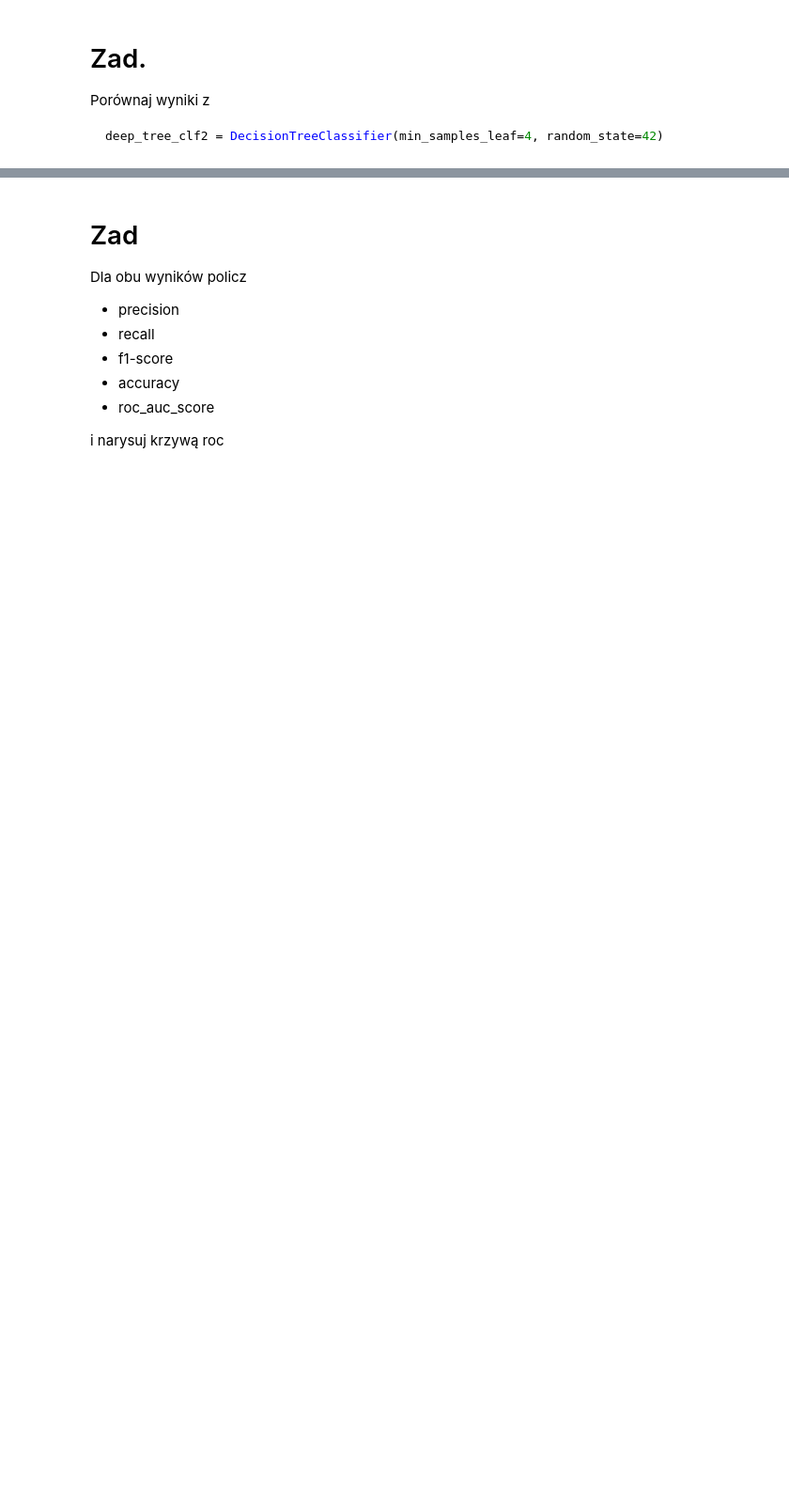
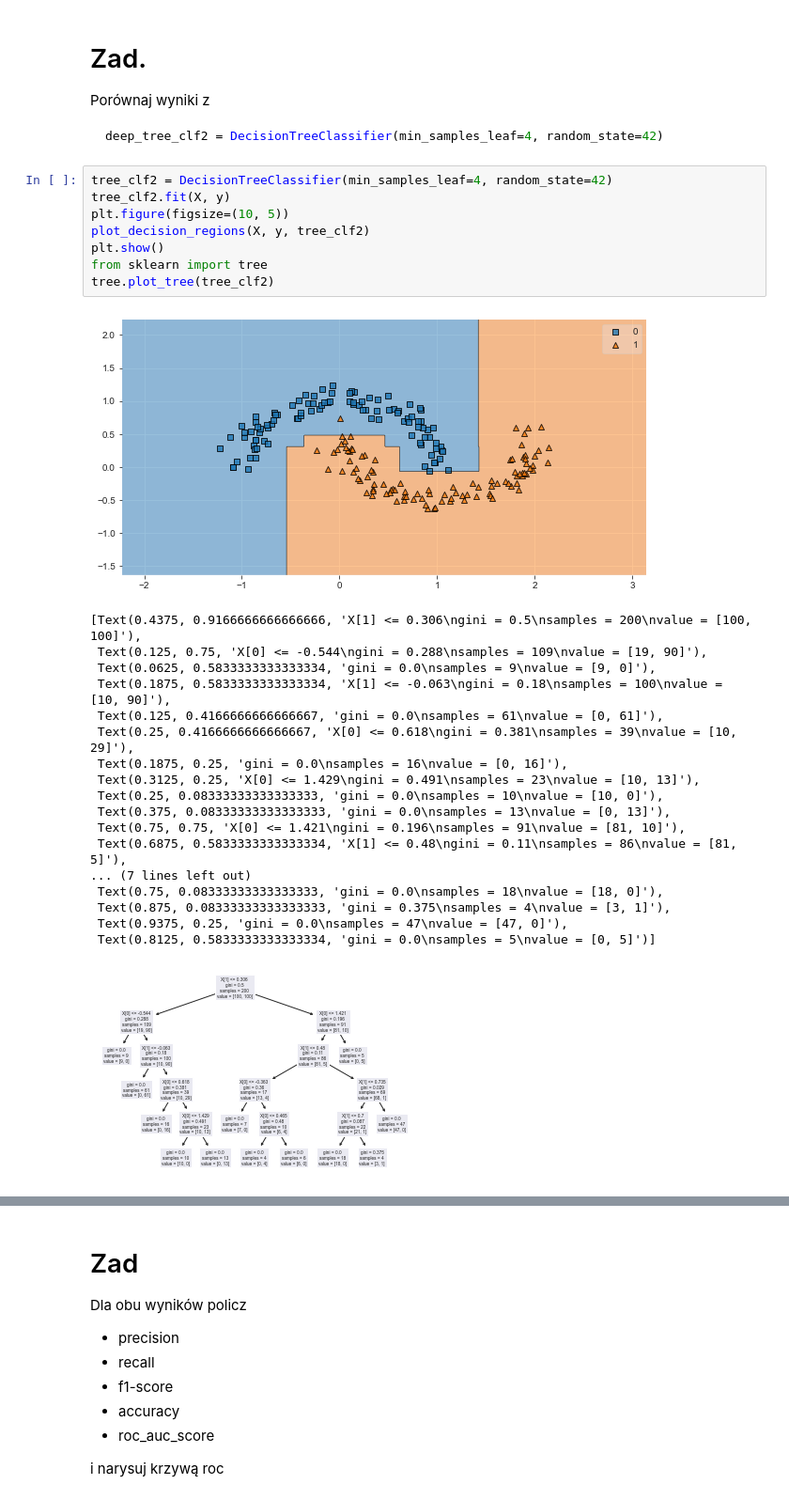
Before and after one commit to she3r/podstawy_sztucznej_inteligencji, a Jupyter notebook: Z10_A_decision_trees.ipynb, the cells around one changed output, grey strips where cells are left out. Shown: that part at 94% size. Drawn from its saved outputs; the diff is of its cells as text; blank space fills up the shorter version.

````diff
--- a/Z10_A_decision_trees.ipynb
+++ b/Z10_A_decision_trees.ipynb
@@ -158,5 +190,33 @@ Porównaj wyniki z
 ```python
 deep_tree_clf2 = DecisionTreeClassifier(min_samples_leaf=4, random_state=42)
 ```
+# %%
+tree_clf2 = DecisionTreeClassifier(min_samples_leaf=4, random_state=42)
+tree_clf2.fit(X, y)
+plt.figure(figsize=(10, 5))
+plot_decision_regions(X, y, tree_clf2)
+plt.show()
+from sklearn import tree
+tree.plot_tree(tree_clf2)
+# %% [output]
+[figure, added]
+[Text(0.4375, 0.9166666666666666, 'X[1] <= 0.306\ngini = 0.5\nsamples = 200\nvalue = [100, 100]'),
+ Text(0.125, 0.75, 'X[0] <= -0.544\ngini = 0.288\nsamples = 109\nvalue = [19, 90]'),
+ Text(0.0625, 0.5833333333333334, 'gini = 0.0\nsamples = 9\nvalue = [9, 0]'),
+ Text(0.1875, 0.5833333333333334, 'X[1] <= -0.063\ngini = 0.18\nsamples = 100\nvalue = [10, 90]'),
+ Text(0.125, 0.4166666666666667, 'gini = 0.0\nsamples = 61\nvalue = [0, 61]'),
+ Text(0.25, 0.4166666666666667, 'X[0] <= 0.618\ngini = 0.381\nsamples = 39\nvalue = [10, 29]'),
+ Text(0.1875, 0.25, 'gini = 0.0\nsamples = 16\nvalue = [0, 16]'),
+ Text(0.3125, 0.25, 'X[0] <= 1.429\ngini = 0.491\nsamples = 23\nvalue = [10, 13]'),
+ Text(0.25, 0.08333333333333333, 'gini = 0.0\nsamples = 10\nvalue = [10, 0]'),
+ Text(0.375, 0.08333333333333333, 'gini = 0.0\nsamples = 13\nvalue = [0, 13]'),
+ Text(0.75, 0.75, 'X[0] <= 1.421\ngini = 0.196\nsamples = 91\nvalue = [81, 10]'),
+ Text(0.6875, 0.5833333333333334, 'X[1] <= 0.48\ngini = 0.11\nsamples = 86\nvalue = [81, 5]'),
+... (7 lines left out)
+ Text(0.75, 0.08333333333333333, 'gini = 0.0\nsamples = 18\nvalue = [18, 0]'),
+ Text(0.875, 0.08333333333333333, 'gini = 0.375\nsamples = 4\nvalue = [3, 1]'),
+ Text(0.9375, 0.25, 'gini = 0.0\nsamples = 47\nvalue = [47, 0]'),
+ Text(0.8125, 0.5833333333333334, 'gini = 0.0\nsamples = 5\nvalue = [0, 5]')]
+[figure, added]
 # %%
 !dot -Tpng moons_tree2.dot -o moons_tree2.png
````
Also changed, not shown: parts of 12 cells of this notebook, 8 other files.
